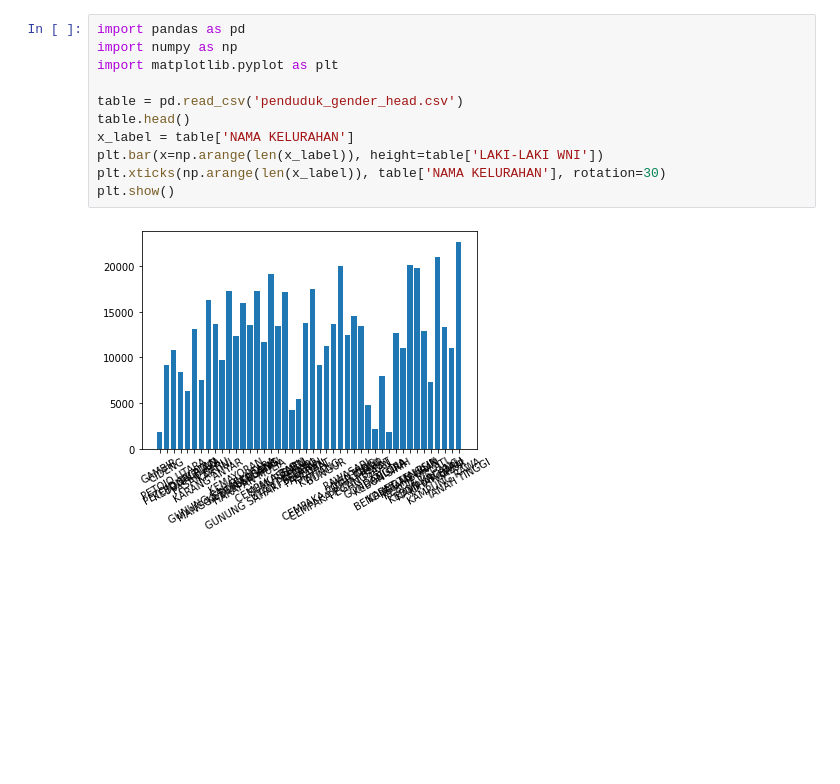
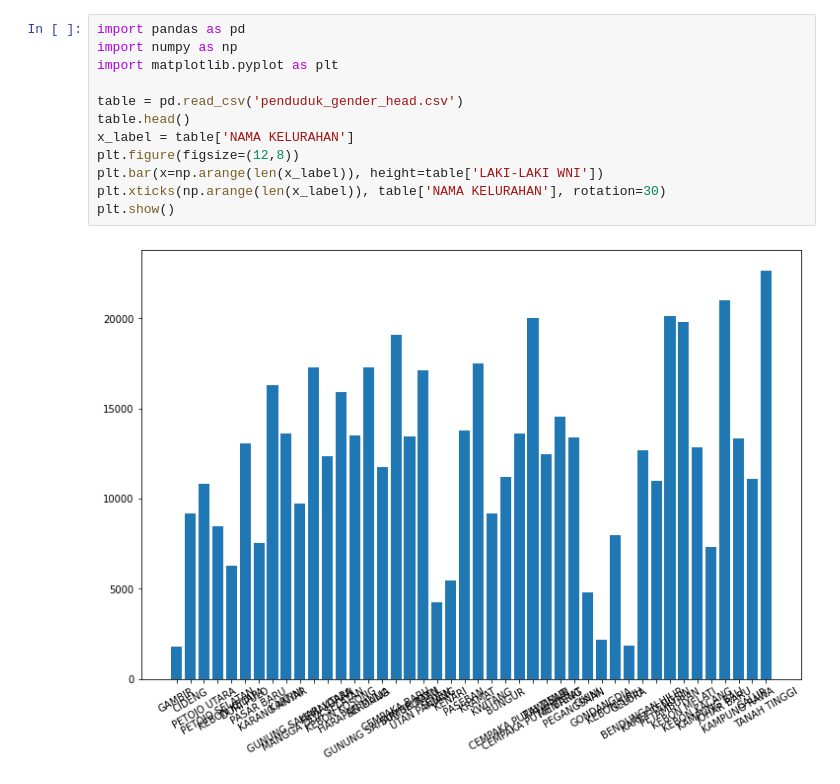
Before and after one commit to cahy00/Learn-Ml, a Jupyter notebook: learn-ml/hello_ds/hello.ipynb, the cells around one changed output. Cells and saved outputs as stored; diff of their text form; blank space fills up the shorter version.

```diff
--- a/learn-ml/hello_ds/hello.ipynb
+++ b/learn-ml/hello_ds/hello.ipynb
@@ -1,13 +1,14 @@
 # %%
 import pandas as pd
 import numpy as np
 import matplotlib.pyplot as plt
 
 table = pd.read_csv('penduduk_gender_head.csv')
 table.head()
 x_label = table['NAMA KELURAHAN']
+plt.figure(figsize=(12,8))
 plt.bar(x=np.arange(len(x_label)), height=table['LAKI-LAKI WNI'])
 plt.xticks(np.arange(len(x_label)), table['NAMA KELURAHAN'], rotation=30)
 plt.show()
 # %% [output]
-[figure, old version]
+[figure, new version]
```
Also changed, not shown: parts of 3 cells of this notebook.
